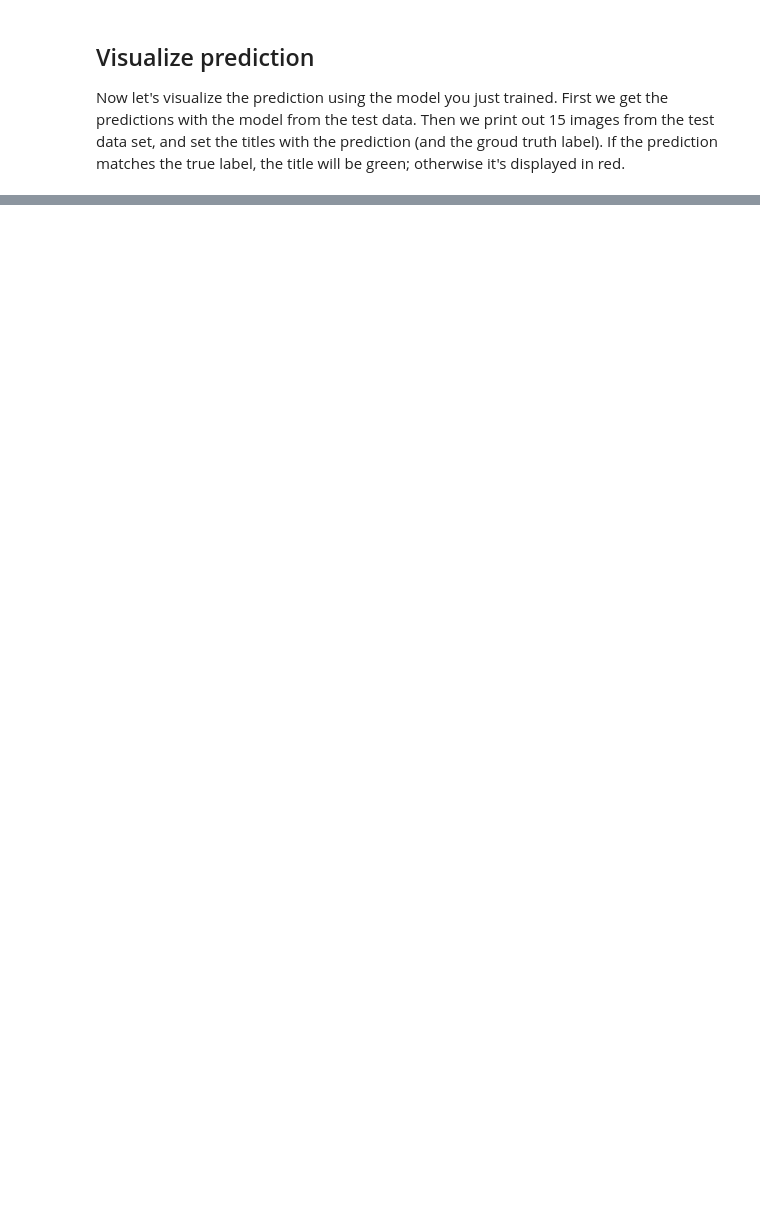
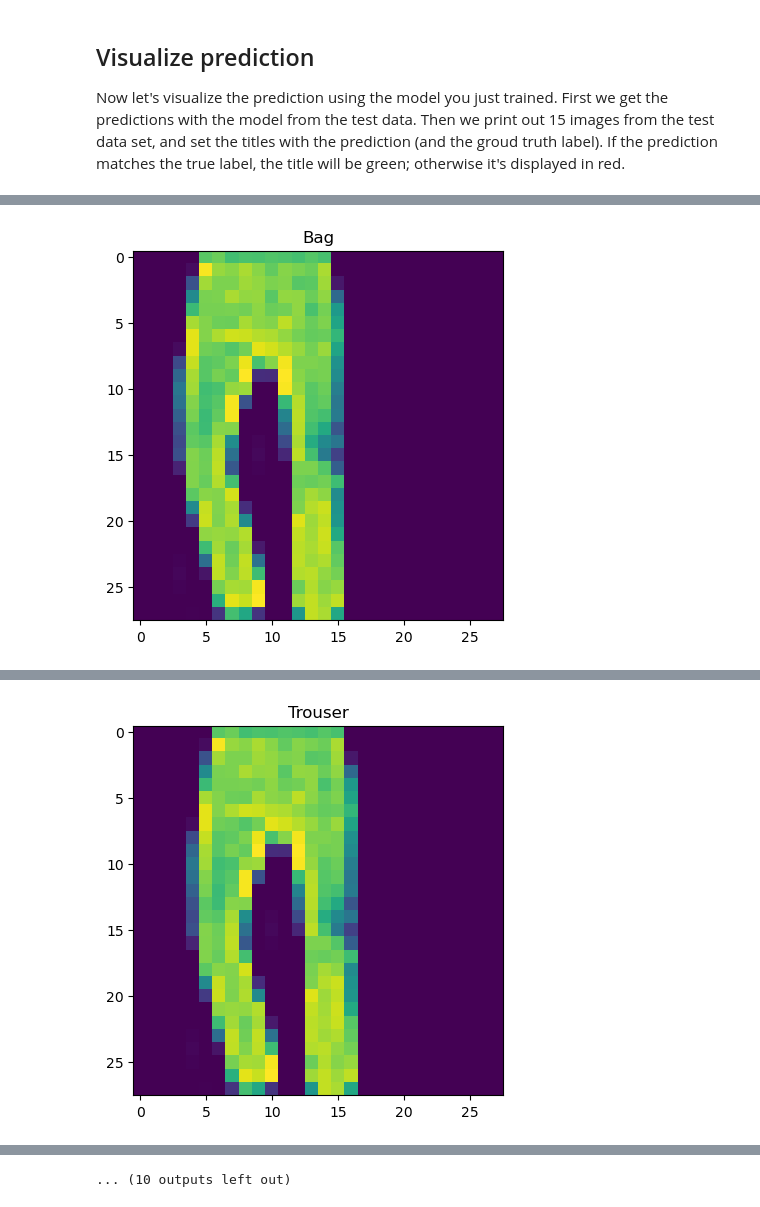
Before and after one commit to max-ai4res/ParkRadar, a Jupyter notebook: fashion_mnist_keras.ipynb, the cells around one changed output, grey strips where cells are left out. Drawn from its saved outputs; the diff is of its cells as text; code cells hidden in the pictures; blank space fills up the shorter version.

Commit message:
porting su KERAS di fashion mnist

```diff
--- a/fashion_mnist_keras.ipynb
+++ b/fashion_mnist_keras.ipynb
@@ -114,20 +110,30 @@ In defining the model we will be using some of these Keras APIs:
 *   Pooling() [link text](https://keras.io/layers/pooling/) - create a pooling layer
 *   Dropout() [link text](https://www.tensorflow.org/api_docs/python/tf/keras/layers/Dropout) - apply drop out
 # %%
+import keras.layers as layers
+
+augmenter = tf.keras.Sequential([
+    layers.RandomTranslation(0, 0.3, fill_mode='constant' )
+])
+
 model = tf.keras.Sequential()
 
+model.add(layers.InputLayer(input_shape=(28,28,1))
+model.add(augmenter)
 # Must define the input shape in the first layer of the neural network
-model.add(tf.keras.layers.Conv2D(filters=64, kernel_size=2, padding='same', activation='relu', input_shape=(28,28,1)))
+
+#model.add(tf.keras.layers.Conv2D(filters=64, kernel_size=3, padding='valid', activation='relu', input_shape=(28,28,1)))
+model.add(tf.keras.layers.Conv2D(filters=64, kernel_size=3, padding='valid', activation='relu'))
 model.add(tf.keras.layers.MaxPooling2D(pool_size=2))
-model.add(tf.keras.layers.Dropout(0.3))
+#model.add(tf.keras.layers.Dropout(0.3))
 
-model.add(tf.keras.layers.Conv2D(filters=32, kernel_size=2, padding='same', activation='relu'))
+model.add(tf.keras.layers.Conv2D(filters=128, kernel_size=3, padding='valid', activation='relu'))
 model.add(tf.keras.layers.MaxPooling2D(pool_size=2))
-model.add(tf.keras.layers.Dropout(0.3))
+#model.add(tf.keras.layers.Dropout(0.3))
 
 model.add(tf.keras.layers.Flatten())
 model.add(tf.keras.layers.Dense(256, activation='relu'))
-model.add(tf.keras.layers.Dropout(0.5))
+#model.add(tf.keras.layers.Dropout(0.5))
 model.add(tf.keras.layers.Dense(10, activation='softmax'))
 
 # Take a look at the model summary
@@ -176,7 +162,7 @@ checkpointer = ModelCheckpoint(filepath='model.weights.best.hdf5', verbose = 1,
 model.fit(x_train,
          y_train,
          batch_size=64,
-         epochs=10,
+         epochs=5,
          validation_data=(x_valid, y_valid),
          callbacks=[checkpointer])
 # %% [output]
@@ -252,0 +232,5 @@ You have successfully trained a CNN to classify fashion-MNIST with near 90% accu
+# %%
+preds = []
+ix = 24300
+test_img = np.array(x_train[ix].reshape(1,28,28,1))
+model.predict(test_img)
@@ -252,0 +242,14 @@ You have successfully trained a CNN to classify fashion-MNIST with near 90% accu
+# %%
+preds = []
+for px in range(-5,6):
+    img = test_img
+    img = img.reshape(28,28)
+    img = np.roll(img, px, axis=1)
+    #img_data = torch.tensor(img).view(-1,1,28,28).to(device)
+    #np_out = model(img_data).cpu().detach().numpy()
+    pred = model.predict(img.reshape(1,28,28,1))
+    preds.append(pred)
+    plt.imshow(img)
+    plt.title(fashion_mnist_labels[pred[0].argmax()])
+    plt.show()
+# %% [output]
@@ -252,0 +257 @@ You have successfully trained a CNN to classify fashion-MNIST with near 90% accu
+[figure, added]
@@ -252,0 +259 @@ You have successfully trained a CNN to classify fashion-MNIST with near 90% accu
+[figure, added]
@@ -252,0 +268 @@ You have successfully trained a CNN to classify fashion-MNIST with near 90% accu
+... (10 outputs left out)
```
Also changed, not shown: parts of 12 cells of this notebook, 1 other file.
